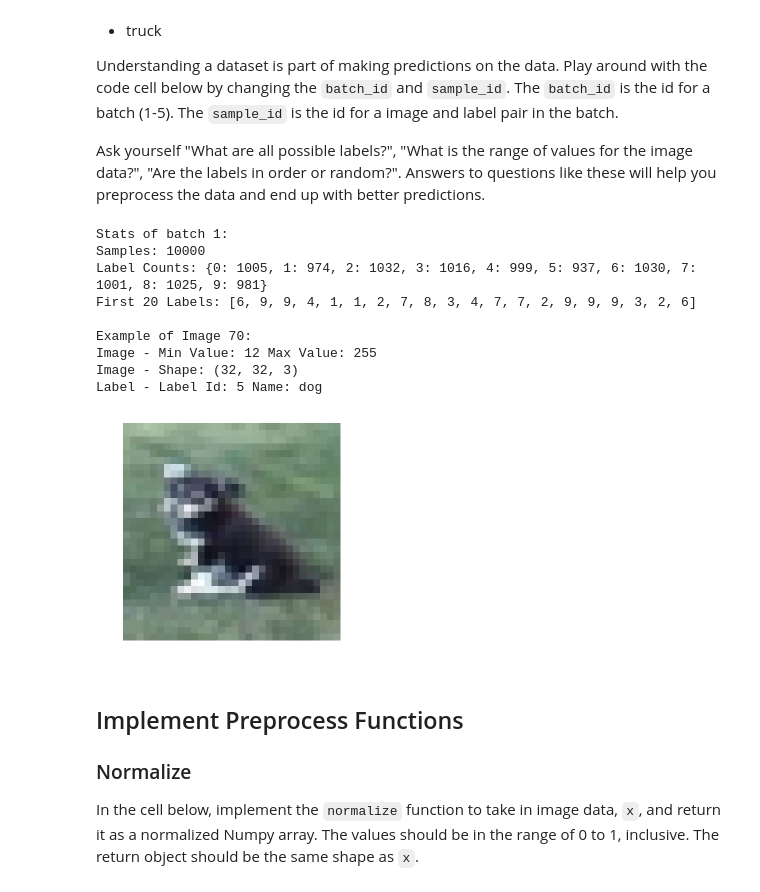
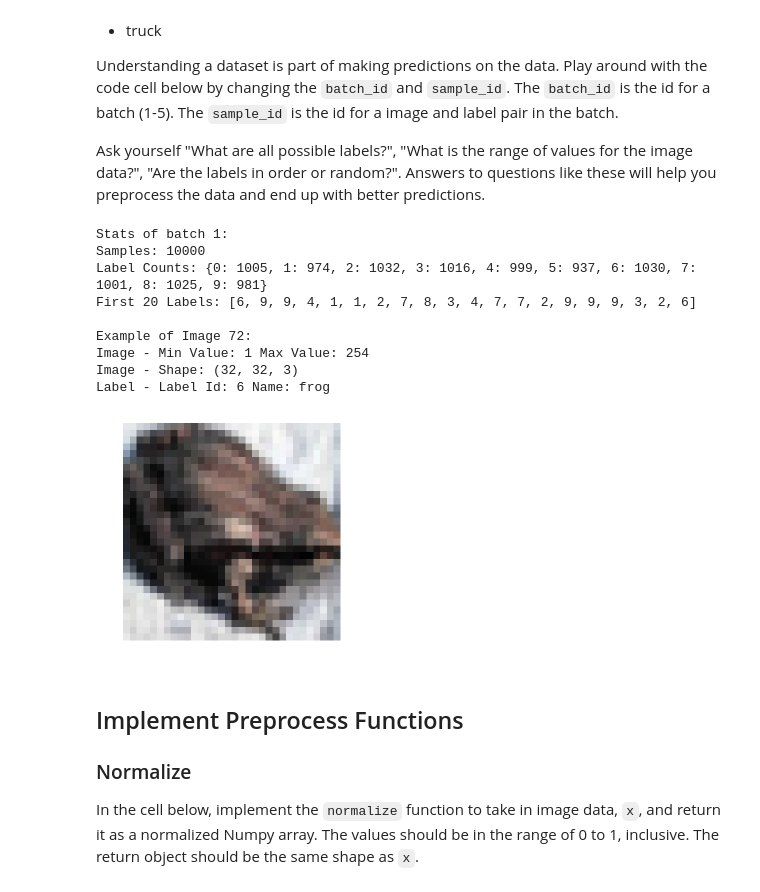
Before and after one commit to falangjoe/deep-learning, a Jupyter notebook: image-classification/dlnd_image_classification.ipynb, the cells around one changed output. Saved outputs shown, nothing was run; the diff lists cells and outputs as text; code cells hidden in the pictures.

```diff
--- a/image-classification/dlnd_image_classification.ipynb
+++ b/image-classification/dlnd_image_classification.ipynb
@@ -66,25 +66,25 @@ Ask yourself "What are all possible labels?", "What is the range of values for t
 # %%
 %matplotlib inline
 %config InlineBackend.figure_format = 'retina'
 
 import helper
 import numpy as np
 
 # Explore the dataset
 batch_id = 1
-sample_id = 70
+sample_id = 72
 helper.display_stats(cifar10_dataset_folder_path, batch_id, sample_id)
 # %% [output]
 Stats of batch 1:
 Samples: 10000
 Label Counts: {0: 1005, 1: 974, 2: 1032, 3: 1016, 4: 999, 5: 937, 6: 1030, 7: 1001, 8: 1025, 9: 981}
 First 20 Labels: [6, 9, 9, 4, 1, 1, 2, 7, 8, 3, 4, 7, 7, 2, 9, 9, 9, 3, 2, 6]
 
-Example of Image 70:
-Image - Min Value: 12 Max Value: 255
+Example of Image 72:
+Image - Min Value: 1 Max Value: 254
 Image - Shape: (32, 32, 3)
-Label - Label Id: 5 Name: dog
+Label - Label Id: 6 Name: frog
-[figure, old version]
+[figure, new version]
 # %% [markdown]
 ## Implement Preprocess Functions
 ### Normalize
```
Also changed, not shown: parts of 8 cells of this notebook.
